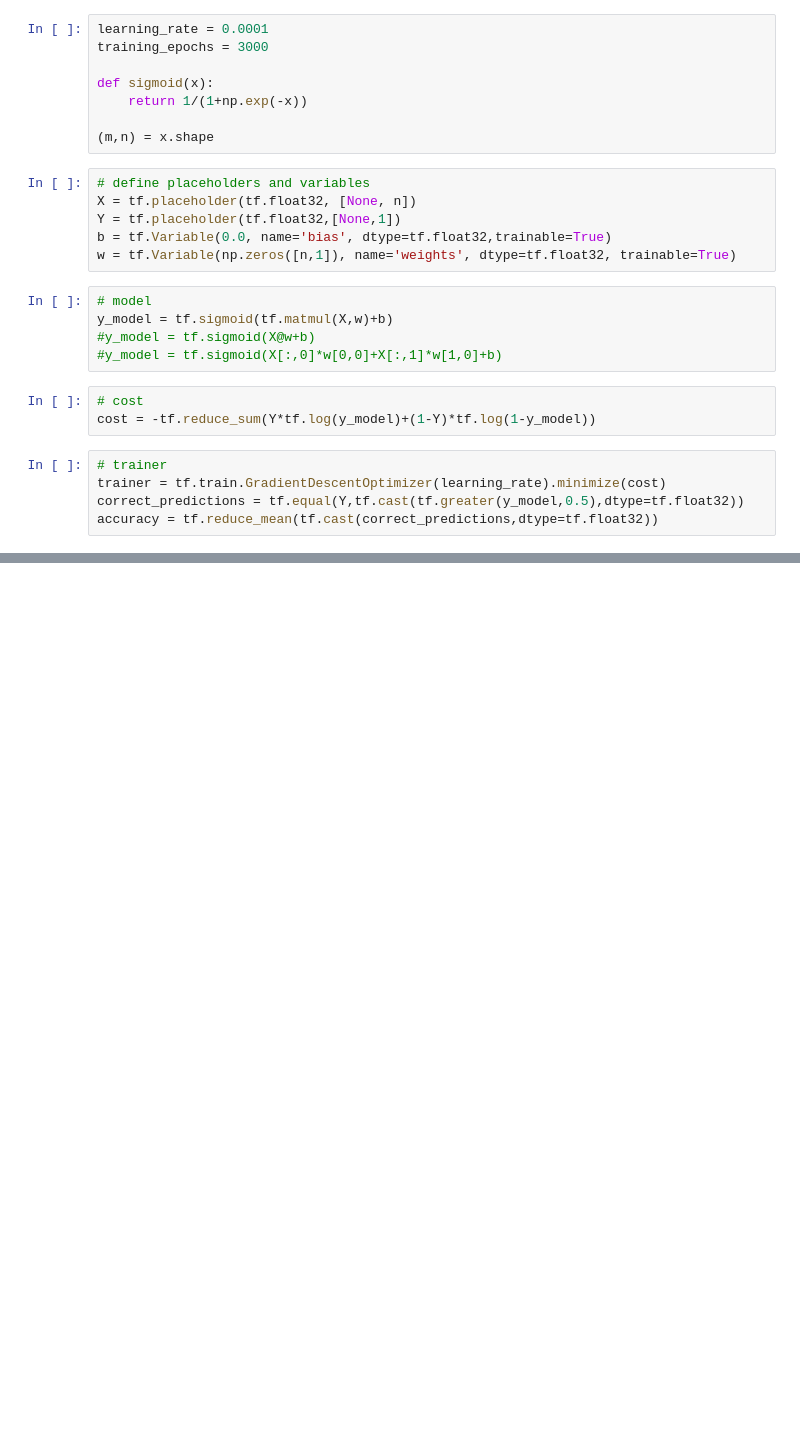
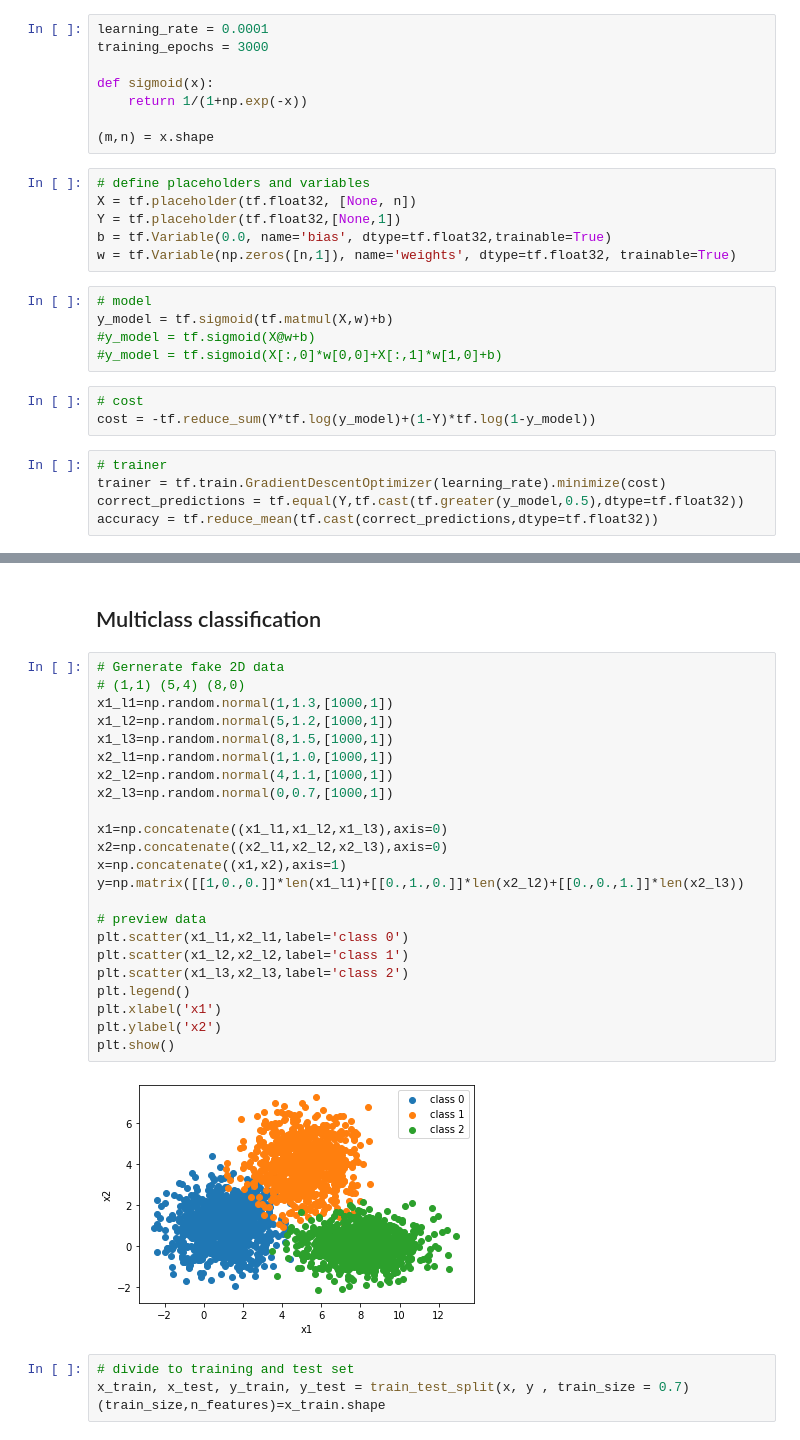
Before and after one commit to SagarDePrem/TF_essentials, a Jupyter notebook: Classification/Classification.ipynb, the cells around one changed output, grey strips where cells are left out. Drawn from its saved outputs; the diff is of its cells as text; blank space fills up the shorter version.

```diff
--- a/Classification/Classification.ipynb
+++ b/Classification/Classification.ipynb
@@ -220,0 +223,31 @@ plt.show()
+# %% [markdown]
+## Multiclass classification
+# %%
+# Gernerate fake 2D data
+# (1,1) (5,4) (8,0)
+x1_l1=np.random.normal(1,1.3,[1000,1])
+x1_l2=np.random.normal(5,1.2,[1000,1])
+x1_l3=np.random.normal(8,1.5,[1000,1])
+x2_l1=np.random.normal(1,1.0,[1000,1])
+x2_l2=np.random.normal(4,1.1,[1000,1])
+x2_l3=np.random.normal(0,0.7,[1000,1])
+
+x1=np.concatenate((x1_l1,x1_l2,x1_l3),axis=0)
+x2=np.concatenate((x2_l1,x2_l2,x2_l3),axis=0)
+x=np.concatenate((x1,x2),axis=1)
+y=np.matrix([[1,0.,0.]]*len(x1_l1)+[[0.,1.,0.]]*len(x2_l2)+[[0.,0.,1.]]*len(x2_l3))
+
+# preview data
+plt.scatter(x1_l1,x2_l1,label='class 0')
+plt.scatter(x1_l2,x2_l2,label='class 1')
+plt.scatter(x1_l3,x2_l3,label='class 2')
+plt.legend()
+plt.xlabel('x1')
+plt.ylabel('x2')
+plt.show()
+# %% [output]
+[figure, added]
+# %%
+# divide to training and test set
+x_train, x_test, y_train, y_test = train_test_split(x, y , train_size = 0.7)
+(train_size,n_features)=x_train.shape
```
Also changed, not shown: parts of 12 cells of this notebook.
